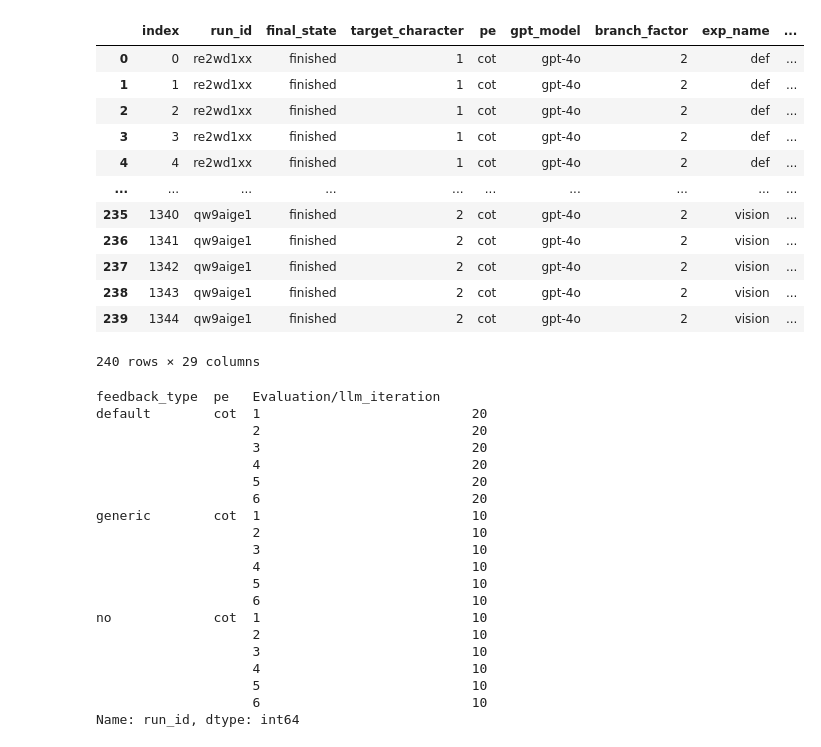
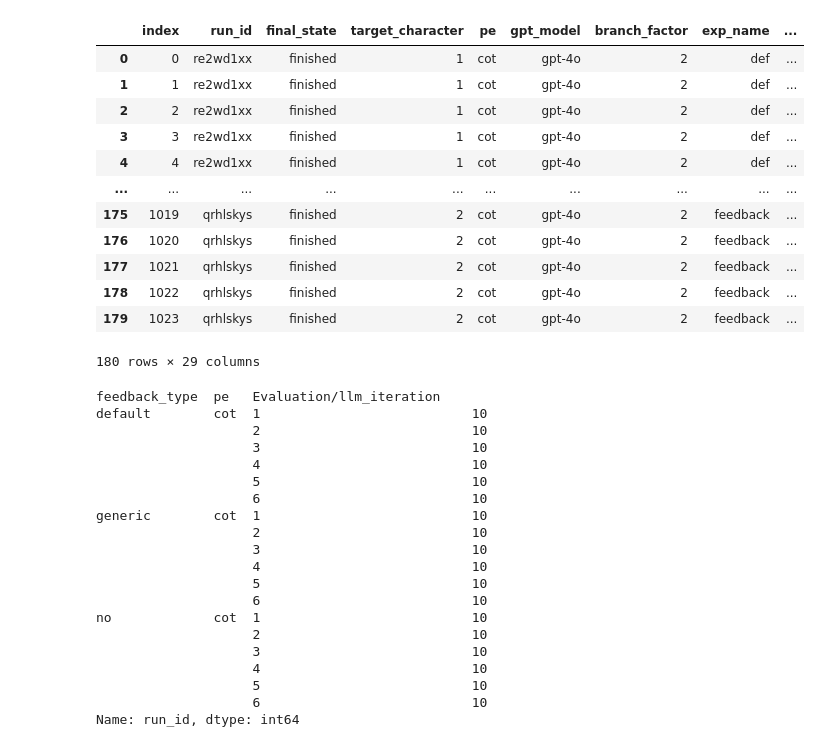
Before and after one commit to bic4907/pcgrl-llm, a Jupyter notebook: visualize_result/scenario/specify_feedback.ipynb, the cells around one changed output. Drawn from its saved outputs; the diff is of its cells as text; code cells hidden in the pictures.

```diff
--- a/visualize_result/scenario/specify_feedback.ipynb
+++ b/visualize_result/scenario/specify_feedback.ipynb
@@ -15,35 +15,37 @@ csv_path
 # %%
 df = pd.read_csv(csv_path)
 df = df[df['fewshot'] == False]
 df = df[df['pe'] == 'cot']
 df = df[df['evaluator'] == 'hr']
+df = df[df['exp_name'] != 'vision']
 df = df[df['gpt_model'] == 'gpt-4o']
 df = df[df['n_self_alignment'] == 0]
+df = df[df['Evaluation/llm_iteration'] <= 6]
 df.reset_index()
 # %% [output]
 |  | index | run_id | final_state | target_character | pe | gpt_model | branch_factor | exp_name | ... |
 | 0 | 0 | re2wd1xx | finished | 1 | cot | gpt-4o | 2 | def | ... |
 | 1 | 1 | re2wd1xx | finished | 1 | cot | gpt-4o | 2 | def | ... |
 | 2 | 2 | re2wd1xx | finished | 1 | cot | gpt-4o | 2 | def | ... |
 | 3 | 3 | re2wd1xx | finished | 1 | cot | gpt-4o | 2 | def | ... |
 | 4 | 4 | re2wd1xx | finished | 1 | cot | gpt-4o | 2 | def | ... |
 | ... | ... | ... | ... | ... | ... | ... | ... | ... | ... |
-| 235 | 1340 | qw9aige1 | finished | 2 | cot | gpt-4o | 2 | vision | ... |
-| 236 | 1341 | qw9aige1 | finished | 2 | cot | gpt-4o | 2 | vision | ... |
-| 237 | 1342 | qw9aige1 | finished | 2 | cot | gpt-4o | 2 | vision | ... |
-| 238 | 1343 | qw9aige1 | finished | 2 | cot | gpt-4o | 2 | vision | ... |
-| 239 | 1344 | qw9aige1 | finished | 2 | cot | gpt-4o | 2 | vision | ... |
+| 175 | 1019 | qrhlskys | finished | 2 | cot | gpt-4o | 2 | feedback | ... |
+| 176 | 1020 | qrhlskys | finished | 2 | cot | gpt-4o | 2 | feedback | ... |
+| 177 | 1021 | qrhlskys | finished | 2 | cot | gpt-4o | 2 | feedback | ... |
+| 178 | 1022 | qrhlskys | finished | 2 | cot | gpt-4o | 2 | feedback | ... |
+| 179 | 1023 | qrhlskys | finished | 2 | cot | gpt-4o | 2 | feedback | ... |
-240 rows × 29 columns
+180 rows × 29 columns
 # %%
 df.groupby(['feedback_type', 'pe', 'Evaluation/llm_iteration'])['run_id'].count()
 # %% [output]
 feedback_type  pe   Evaluation/llm_iteration
-default        cot  1                           20
-                    2                           20
-                    3                           20
-                    4                           20
-                    5                           20
-                    6                           20
+default        cot  1                           10
+                    2                           10
+                    3                           10
+                    4                           10
+                    5                           10
+                    6                           10
 generic        cot  1                           10
                     2                           10
                     3                           10
```
Also changed, not shown: parts of 13 cells of this notebook, 13 other files.
